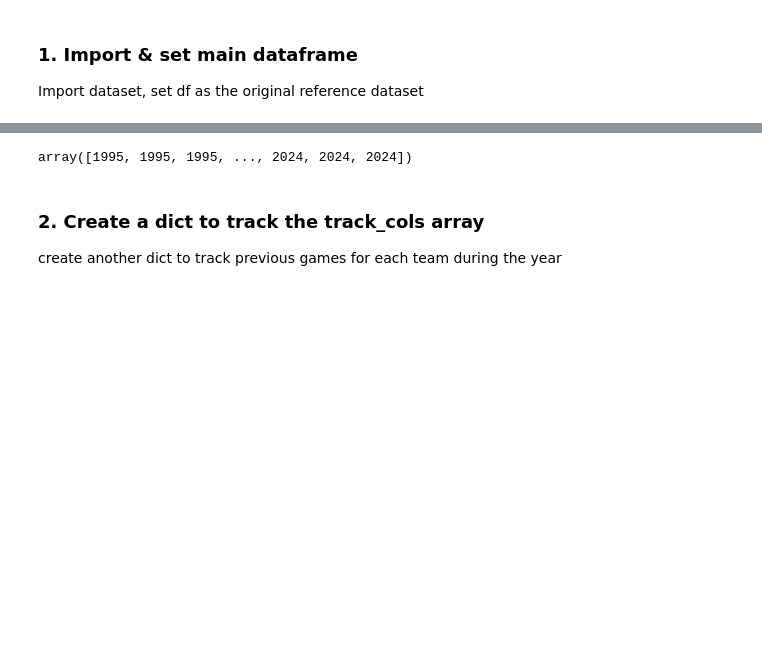
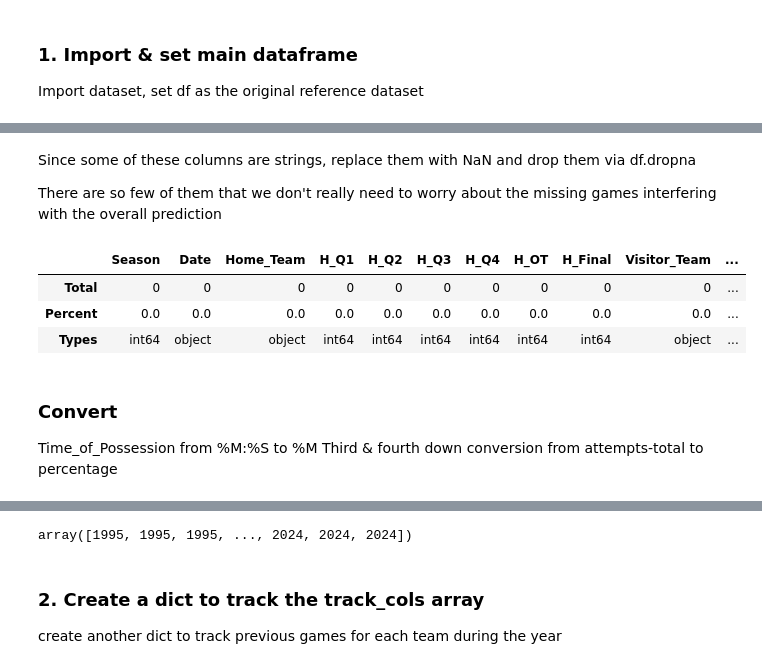
Before and after one commit to forbesjon2/NFL, a Jupyter notebook: SidingWindowNFL.ipynb, the cells around one changed output, grey strips where cells are left out. Saved outputs shown, nothing was run; the diff lists cells and outputs as text; code cells hidden in the pictures; blank space fills up the shorter version.

```diff
--- a/SidingWindowNFL.ipynb
+++ b/SidingWindowNFL.ipynb
@@ -251,0 +313,18 @@ V_Final_Allowed int64
+# %% [markdown]
+Since some of these columns are strings, replace them with NaN and drop them via df.dropna
+
+There are so few of them that we don't really need to worry about the missing games interfering with the overall prediction
+# %%
+for column in columns_with_empty_values:
+    df[column].replace('', np.nan, inplace=True)
+df.dropna(subset=columns_with_empty_values, inplace=True)
+missing_data(df)
+# %% [output]
+|  | Season | Date | Home_Team | H_Q1 | H_Q2 | H_Q3 | H_Q4 | H_OT | H_Final | Visitor_Team | ... |
+| Total | 0 | 0 | 0 | 0 | 0 | 0 | 0 | 0 | 0 | 0 | ... |
+| Percent | 0.0 | 0.0 | 0.0 | 0.0 | 0.0 | 0.0 | 0.0 | 0.0 | 0.0 | 0.0 | ... |
+| Types | int64 | object | object | int64 | int64 | int64 | int64 | int64 | int64 | object | ... |
+# %% [markdown]
+### Convert
+Time_of_Possession from %M:%S to %M
+Third & fourth down conversion from attempts-total to percentage
```
Also changed, not shown: parts of 17 cells of this notebook, 2 other files.
